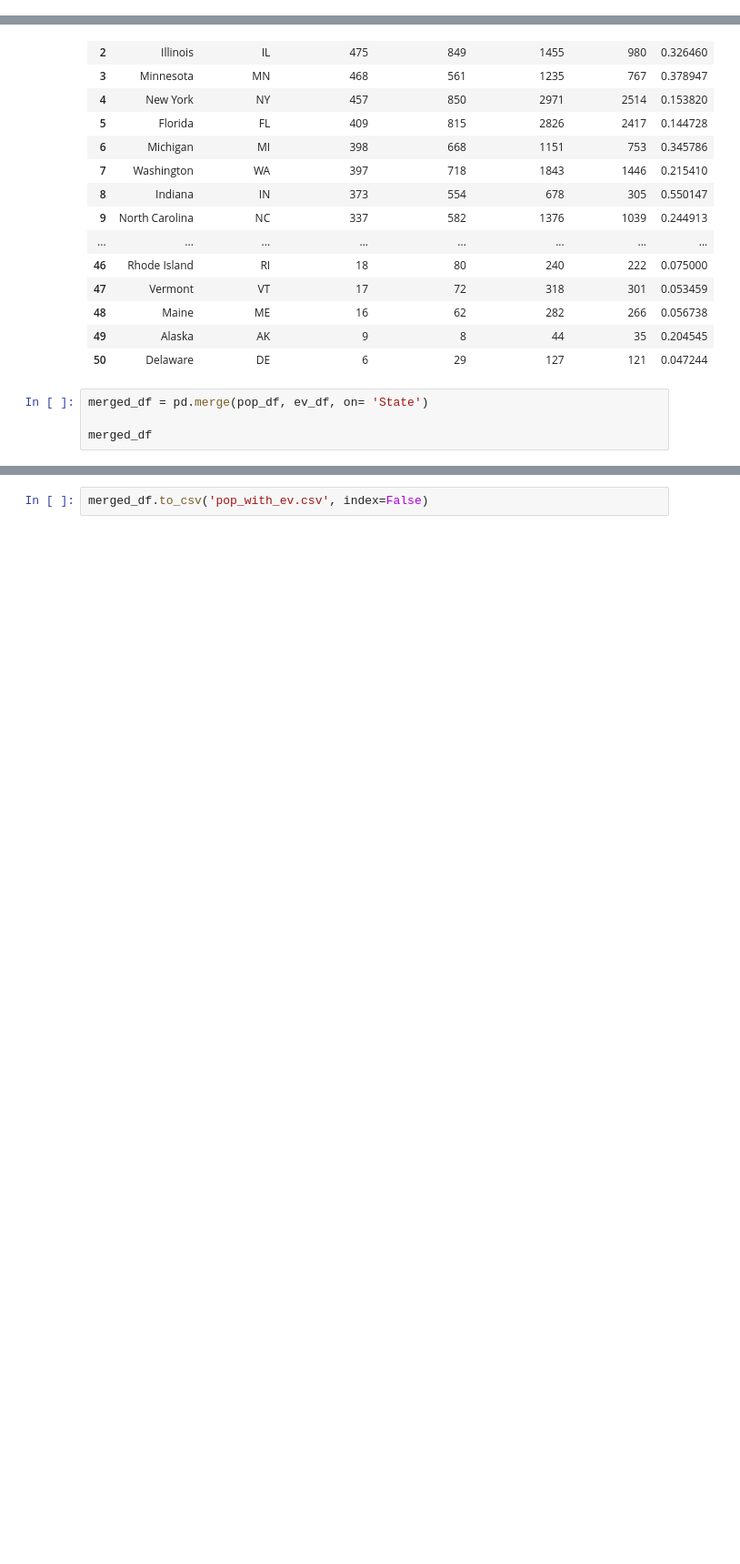
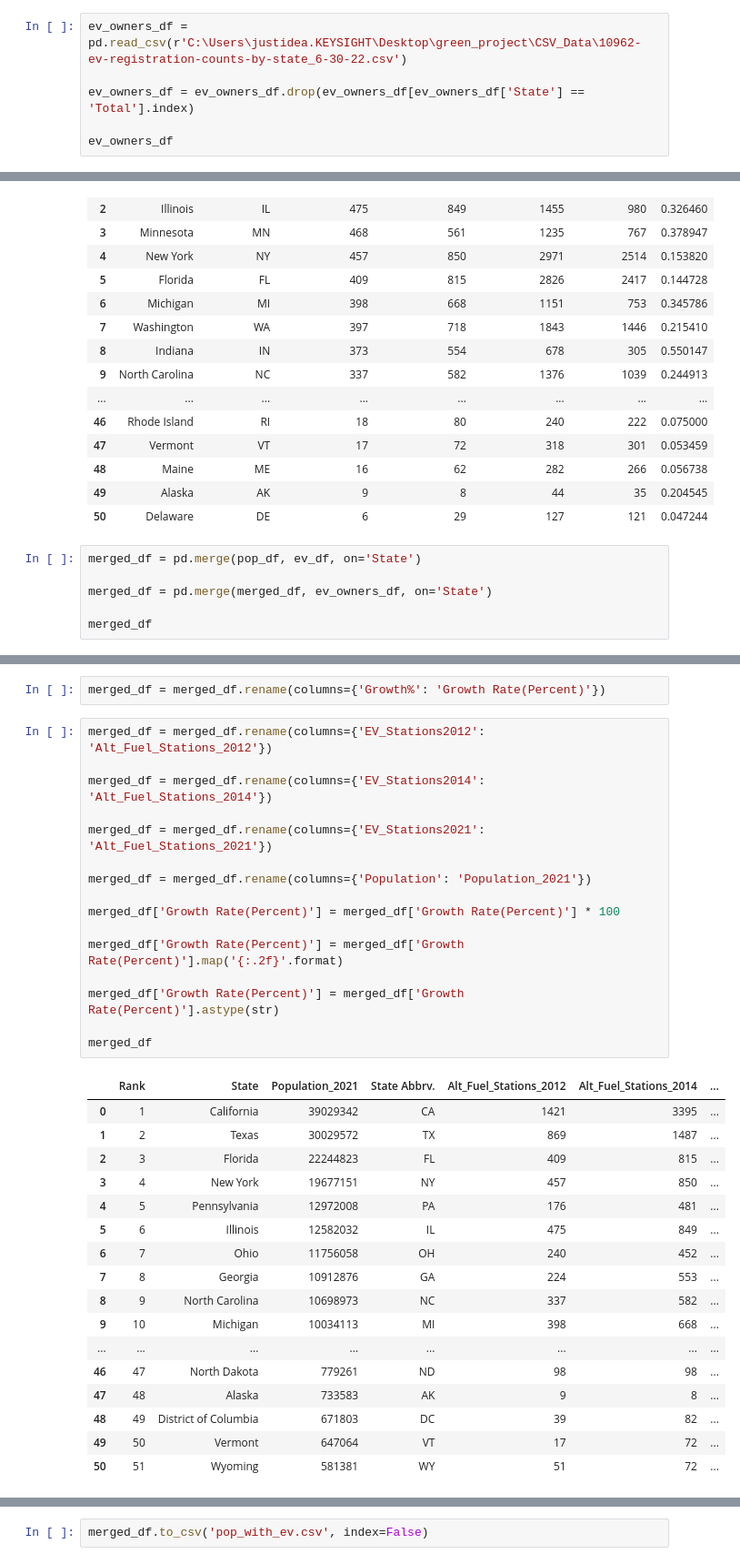
Before and after one commit to chrischaney3/green_project, a Jupyter notebook: census_data.ipynb, the cells around one changed output, grey strips where cells are left out. Shown at 91% size. Saved outputs shown, nothing was run; the diff lists cells and outputs as text; blank space fills up the shorter version.

```diff
--- a/census_data.ipynb
+++ b/census_data.ipynb
@@ -80,3 +80,9 @@ pop_df
 | 48 | 49 | District of Columbia | 671803 |
 | 49 | 50 | Vermont | 647064 |
 | 50 | 51 | Wyoming | 581381 |
+# %%
+ev_owners_df = pd.read_csv(r'C:\Users\justidea.KEYSIGHT\Desktop\green_project\CSV_Data\10962-ev-registration-counts-by-state_6-30-22.csv')
+
+ev_owners_df = ev_owners_df.drop(ev_owners_df[ev_owners_df['State'] == 'Total'].index)
+
+ev_owners_df
@@ -124,7 +148,9 @@ ev_df
 | 49 | Alaska | AK | 9 | 8 | 44 | 35 | 0.204545 |
 | 50 | Delaware | DE | 6 | 29 | 127 | 121 | 0.047244 |
 # %%
-merged_df = pd.merge(pop_df, ev_df, on= 'State')
+merged_df = pd.merge(pop_df, ev_df, on='State')
+
+merged_df = pd.merge(merged_df, ev_owners_df, on='State')
 
 merged_df
 # %% [output]
@@ -145,4 +171,40 @@ merged_df
 | 48 | 49 | District of Columbia | 671803 | DC | 39 | 82 | 291 | ... |
 | 49 | 50 | Vermont | 647064 | VT | 17 | 72 | 318 | ... |
 | 50 | 51 | Wyoming | 581381 | WY | 51 | 72 | 103 | ... |
+# %%
+merged_df = merged_df.rename(columns={'Growth%': 'Growth Rate(Percent)'})
+# %%
+merged_df = merged_df.rename(columns={'EV_Stations2012': 'Alt_Fuel_Stations_2012'})
+
+merged_df = merged_df.rename(columns={'EV_Stations2014': 'Alt_Fuel_Stations_2014'})
+
+merged_df = merged_df.rename(columns={'EV_Stations2021': 'Alt_Fuel_Stations_2021'})
+
+merged_df = merged_df.rename(columns={'Population': 'Population_2021'})
+
+merged_df['Growth Rate(Percent)'] = merged_df['Growth Rate(Percent)'] * 100
+
+merged_df['Growth Rate(Percent)'] = merged_df['Growth Rate(Percent)'].map('{:.2f}'.format)
+
+merged_df['Growth Rate(Percent)'] = merged_df['Growth Rate(Percent)'].astype(str)
+
+merged_df
+# %% [output]
+|  | Rank | State | Population_2021 | State Abbrv. | Alt_Fuel_Stations_2012 | Alt_Fuel_Stations_2014 | ... |
+| 0 | 1 | California | 39029342 | CA | 1421 | 3395 | ... |
+| 1 | 2 | Texas | 30029572 | TX | 869 | 1487 | ... |
+| 2 | 3 | Florida | 22244823 | FL | 409 | 815 | ... |
+| 3 | 4 | New York | 19677151 | NY | 457 | 850 | ... |
+| 4 | 5 | Pennsylvania | 12972008 | PA | 176 | 481 | ... |
+| 5 | 6 | Illinois | 12582032 | IL | 475 | 849 | ... |
+| 6 | 7 | Ohio | 11756058 | OH | 240 | 452 | ... |
+| 7 | 8 | Georgia | 10912876 | GA | 224 | 553 | ... |
+| 8 | 9 | North Carolina | 10698973 | NC | 337 | 582 | ... |
+| 9 | 10 | Michigan | 10034113 | MI | 398 | 668 | ... |
+| ... | ... | ... | ... | ... | ... | ... | ... |
+| 46 | 47 | North Dakota | 779261 | ND | 98 | 98 | ... |
+| 47 | 48 | Alaska | 733583 | AK | 9 | 8 | ... |
+| 48 | 49 | District of Columbia | 671803 | DC | 39 | 82 | ... |
+| 49 | 50 | Vermont | 647064 | VT | 17 | 72 | ... |
+| 50 | 51 | Wyoming | 581381 | WY | 51 | 72 | ... |
 # %%
```
Also changed, not shown: parts of 2 cells of this notebook, 5 other files.
